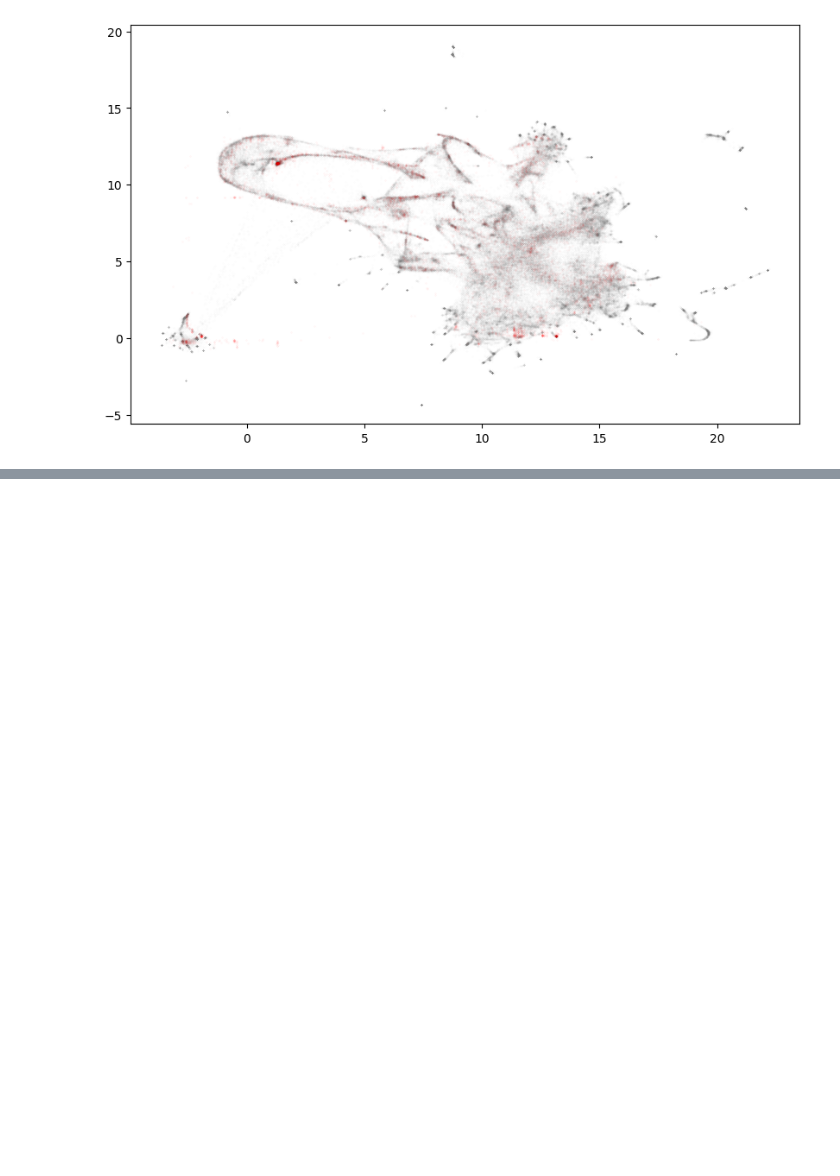
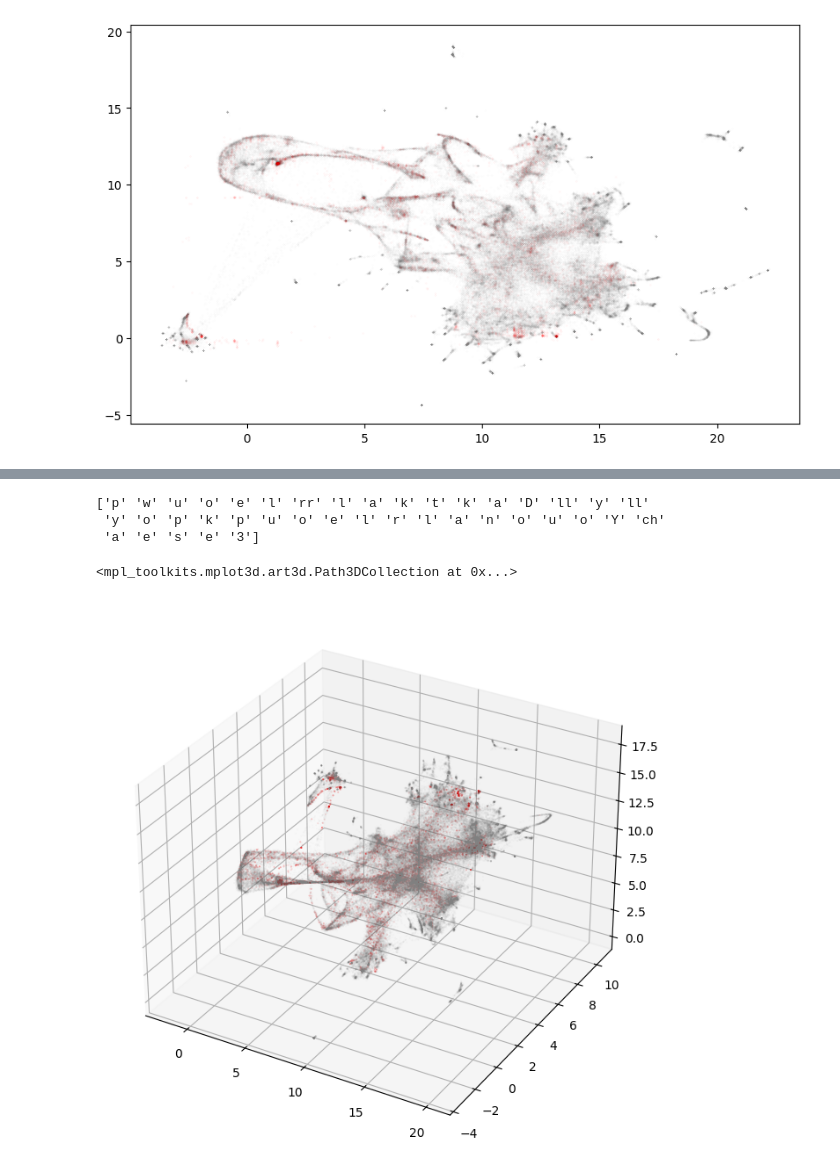
Before and after one commit to BSCCNS/Applio_LS, a Jupyter notebook: pellizco_nb/ls_pellizco_project.ipynb, the cells around one changed output, grey strips where cells are left out. Drawn from its saved outputs; the diff is of its cells as text; code cells hidden in the pictures; blank space fills up the shorter version.

```diff
--- a/pellizco_nb/ls_pellizco_project.ipynb
+++ b/pellizco_nb/ls_pellizco_project.ipynb
@@ -200,0 +178,10 @@ ax.scatter(df_song_2d_proximity['x'], df_song_proj['y'],
+# %%
+root = '/Users/tomasandrade/Documents/BSC/ICHOIR/datasets/pellizco_25122025'
+experiment_path = f'{root}/experiments/maria_3d/feat_3d'
+feat_path = f'{experiment_path}/feat_3d_layer_12.csv'
+
+df_proj = pd.read_csv(feat_path, index_col=0)
+# %%
+file_song_approx_proj = f'{root}/feat/layer_12/feats_04 PELLIZCO_LIVE__PELLIZCO_LEADVOCAL_approx_projection.csv'
+
+df_song_approx_proj = pd.read_csv(file_song_approx_proj, index_col=0)
@@ -200,0 +193,22 @@ ax.scatter(df_song_2d_proximity['x'], df_song_proj['y'],
+# %%
+print(collapsed['phone_base'].values[0:40])
+# %% [output]
+['p' 'w' 'u' 'o' 'e' 'l' 'rr' 'l' 'a' 'k' 't' 'k' 'a' 'D' 'll' 'y' 'll'
+ 'y' 'o' 'p' 'k' 'p' 'u' 'o' 'e' 'l' 'r' 'l' 'a' 'n' 'o' 'u' 'o' 'Y' 'ch'
+ 'a' 'e' 's' 'e' '3']
+# %%
+fig = plt.figure(figsize=(8,8))
+ax = fig.add_subplot(111, projection='3d')
+
+ax.scatter(df_proj['x'], df_proj['y'], df_proj['z'],
+            alpha=0.05,
+            s = 0.05,
+            color= 'grey')
+
+ax.scatter(df_song_approx_proj['x'], df_song_approx_proj['y'], df_song_approx_proj['z'],
+            alpha=0.1,
+            s = 0.2,
+            color= 'red')
+# %% [output]
+<mpl_toolkits.mplot3d.art3d.Path3DCollection at 0x...>
+[figure, added]
```
Also changed, not shown: parts of 10 cells of this notebook, 1 other file.
